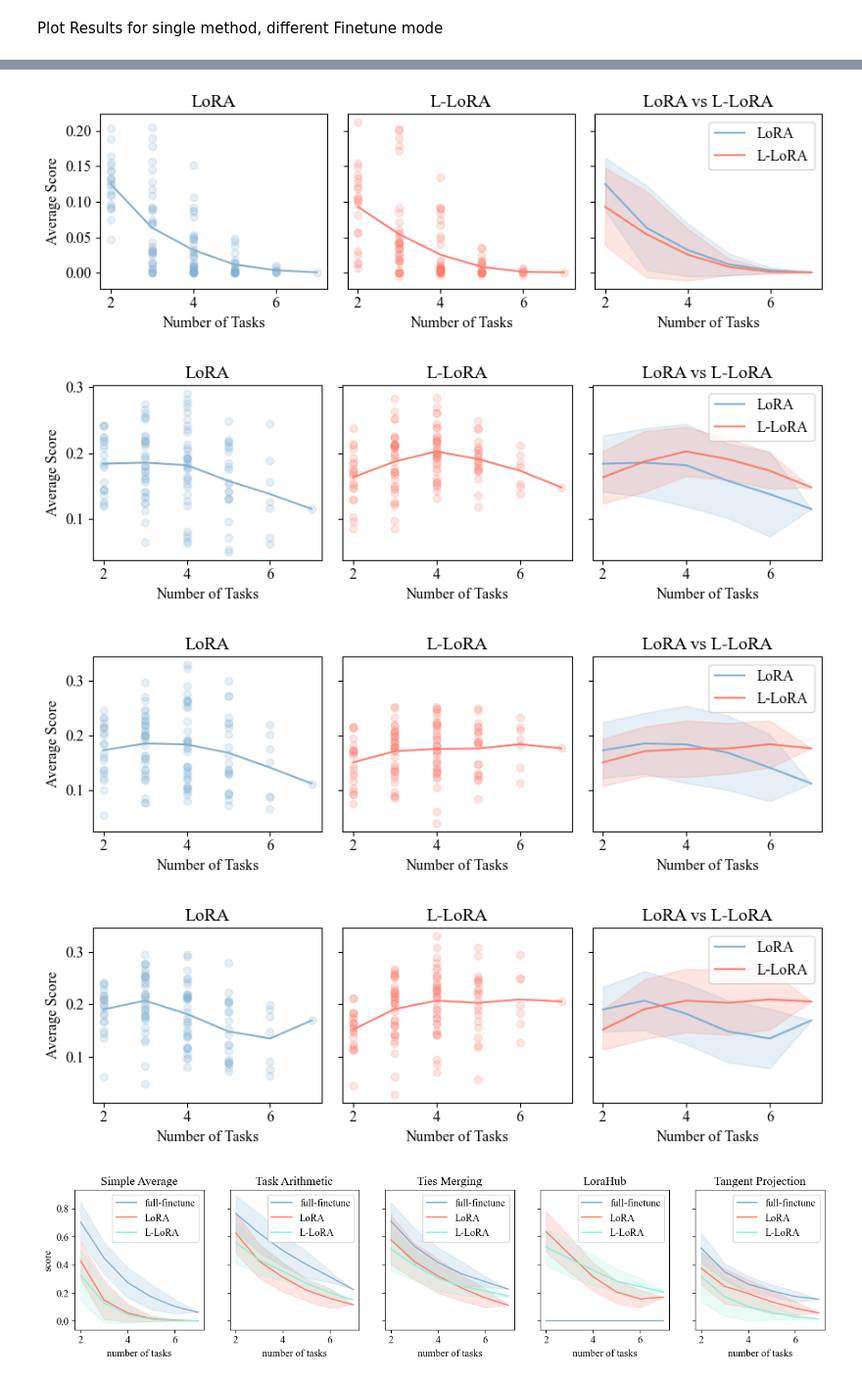
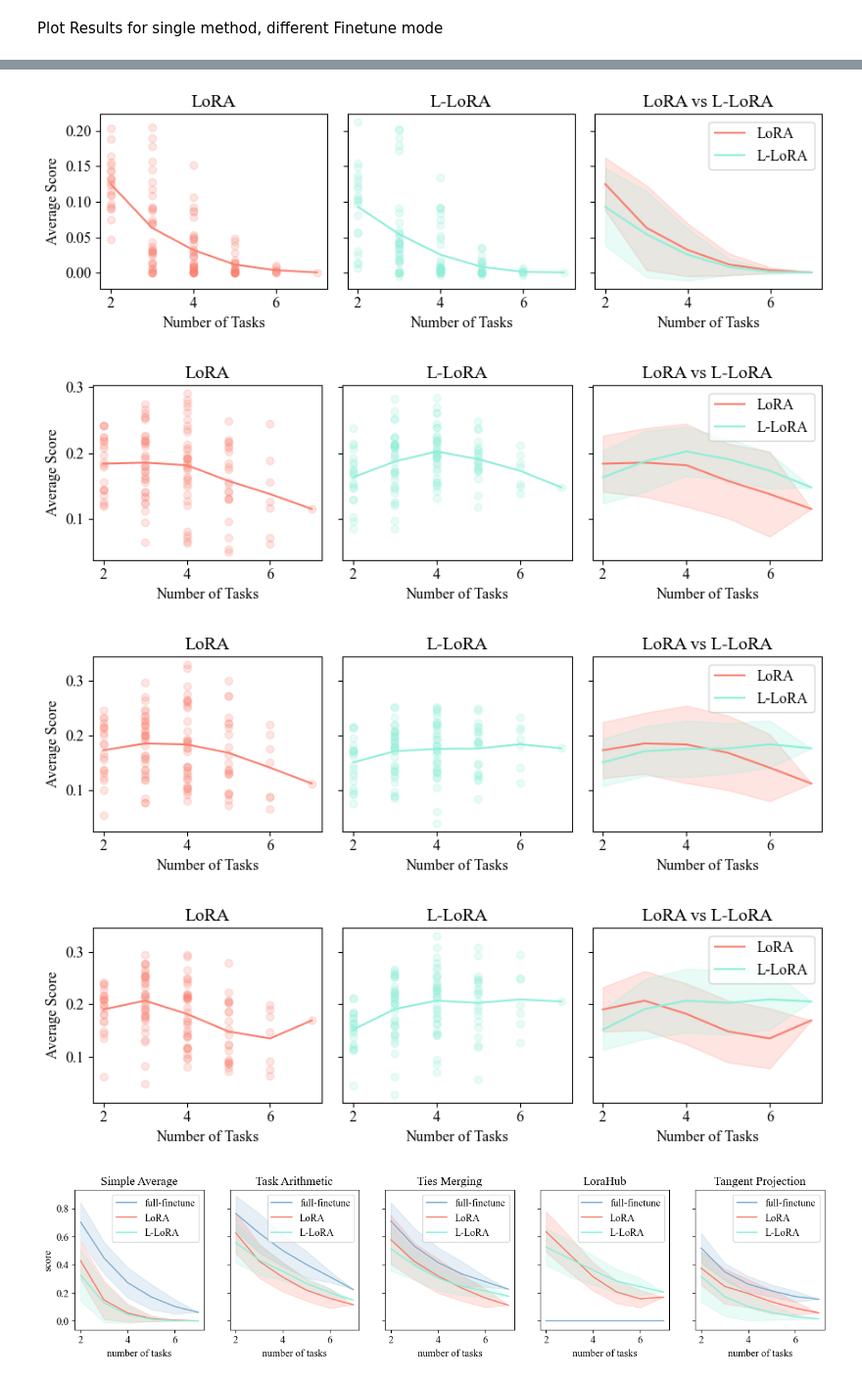
Before and after one commit to tanganke/peta, a Jupyter notebook: results/flan-t5-base/plot_results.ipynb, the cells around one changed output, grey strips where cells are left out. Shown at 98% size. Cells and saved outputs as stored; diff of their text form; code cells hidden in the pictures.

```diff
--- a/results/flan-t5-base/plot_results.ipynb
+++ b/results/flan-t5-base/plot_results.ipynb
@@ -1080,11 +1349,11 @@ X, Y_MEAN, Y_STD = [], [], []
 for num_tasks in _plot_data.keys():
     x = [num_tasks] * len(_plot_data[num_tasks])
     y = _plot_data[num_tasks]["mean"]
-    ax.scatter(x, y, color=COLORSCHEME[0], alpha=0.2)
+    ax.scatter(x, y, color=COLORSCHEME[1], alpha=0.2)
     X.append(num_tasks)
     Y_MEAN.append(y.mean())
     Y_STD.append(zero_if_nan(y.std()))
-ax.plot(X, Y_MEAN, color=COLORSCHEME[0])
+ax.plot(X, Y_MEAN, color=COLORSCHEME[1])
 lora_x, lora_y_mean, lora_y_std = X, Y_MEAN, Y_STD
 
 ax: plt.Axes = axes[0, 1]
@@ -1095,31 +1364,31 @@ X, Y_MEAN, Y_STD = [], [], []
 for num_tasks in _plot_data.keys():
     x = [num_tasks] * len(_plot_data[num_tasks])
     y = _plot_data[num_tasks]["mean"]
-    ax.scatter(x, y, color=COLORSCHEME[1], alpha=0.2)
+    ax.scatter(x, y, color=COLORSCHEME[2], alpha=0.2)
     X.append(num_tasks)
     Y_MEAN.append(y.mean())
     Y_STD.append(zero_if_nan(y.std()))
-ax.plot(X, Y_MEAN, color=COLORSCHEME[1])
+ax.plot(X, Y_MEAN, color=COLORSCHEME[2])
 l_lora_x, l_lora_y_mean, l_lora_y_std = X, Y_MEAN, Y_STD
 
 ax: plt.Axes = axes[0, 2]
 ax.set_xlabel("Number of Tasks")
 ax.set_title("LoRA vs L-LoRA")
-ax.plot(lora_x, lora_y_mean, color=COLORSCHEME[0], label="LoRA")
+ax.plot(lora_x, lora_y_mean, color=COLORSCHEME[1], label="LoRA")
 ax.fill_between(
     lora_x,
     np.array(lora_y_mean) - np.array(lora_y_std),
     np.array(lora_y_mean) + np.array(lora_y_std),
     alpha=0.2,
-    color=COLORSCHEME[0],
+    color=COLORSCHEME[1],
 )
-ax.plot(l_lora_x, l_lora_y_mean, color=COLORSCHEME[1], label="L-LoRA")
+ax.plot(l_lora_x, l_lora_y_mean, color=COLORSCHEME[2], label="L-LoRA")
 ax.fill_between(
     l_lora_x,
     np.array(l_lora_y_mean) - np.array(l_lora_y_std),
     np.array(l_lora_y_mean) + np.array(l_lora_y_std),
     alpha=0.2,
-    color=COLORSCHEME[1],
+    color=COLORSCHEME[2],
 )
 ax.legend()
 
@@ -1128,7 +1397,7 @@ fig.set_tight_layout(True)
 plt.savefig("multi-task_simple_average.pdf", bbox_inches="tight")
 plt.show()
 # %% [output]
-[figure, old version]
+[figure, new version]
 # %%
 method = "task_arithmetic"
 suptitle = "Task Arithmetic"
@@ -1145,11 +1414,11 @@ X, Y_MEAN, Y_STD = [], [], []
 for num_tasks in _plot_data.keys():
     x = [num_tasks] * len(_plot_data[num_tasks])
     y = _plot_data[num_tasks]["mean"]
-    ax.scatter(x, y, color=COLORSCHEME[0], alpha=0.2)
+    ax.scatter(x, y, color=COLORSCHEME[1], alpha=0.2)
     X.append(num_tasks)
     Y_MEAN.append(y.mean())
     Y_STD.append(zero_if_nan(y.std()))
-ax.plot(X, Y_MEAN, color=COLORSCHEME[0])
+ax.plot(X, Y_MEAN, color=COLORSCHEME[1])
 lora_x, lora_y_mean, lora_y_std = X, Y_MEAN, Y_STD
 
 ax: plt.Axes = axes[0, 1]
@@ -1160,40 +1429,40 @@ X, Y_MEAN, Y_STD = [], [], []
 for num_tasks in _plot_data.keys():
     x = [num_tasks] * len(_plot_data[num_tasks])
     y = _plot_data[num_tasks]["mean"]
-    ax.scatter(x, y, color=COLORSCHEME[1], alpha=0.2)
+    ax.scatter(x, y, color=COLORSCHEME[2], alpha=0.2)
     X.append(num_tasks)
     Y_MEAN.append(y.mean())
     Y_STD.append(zero_if_nan(y.std()))
-ax.plot(X, Y_MEAN, color=COLORSCHEME[1])
+ax.plot(X, Y_MEAN, color=COLORSCHEME[2])
 l_lora_x, l_lora_y_mean, l_lora_y_std = X, Y_MEAN, Y_STD
 
 ax: plt.Axes = axes[0, 2]
 ax.set_xlabel("Number of Tasks")
 ax.set_title("LoRA vs L-LoRA")
-ax.plot(lora_x, lora_y_mean, color=COLORSCHEME[0], label="LoRA")
+ax.plot(lora_x, lora_y_mean, color=COLORSCHEME[1], label="LoRA")
 ax.fill_between(
     lora_x,
     np.array(lora_y_mean) - np.array(lora_y_std),
     np.array(lora_y_mean) + np.array(lora_y_std),
     alpha=0.2,
-    color=COLORSCHEME[0],
+    color=COLORSCHEME[1],
 )
-ax.plot(l_lora_x, l_lora_y_mean, color=COLORSCHEME[1], label="L-LoRA")
+ax.plot(l_lora_x, l_lora_y_mean, color=COLORSCHEME[2], label="L-LoRA")
 ax.fill_between(
     l_lora_x,
     np.array(l_lora_y_mean) - np.array(l_lora_y_std),
     np.array(l_lora_y_mean) + np.array(l_lora_y_std),
     alpha=0.2,
-    color=COLORSCHEME[1],
+    color=COLORSCHEME[2],
 )
 ax.legend()
 
 fig.set_tight_layout(True)
 # fig.suptitle(suptitle)
 plt.savefig("multi-task_task_arithmetic.pdf", bbox_inches="tight")
 plt.show()
 # %% [output]
-[figure, old version]
+[figure, new version]
 # %%
 method = "ties_merging"
 suptitle = "Ties-Merging"
@@ -1210,11 +1479,11 @@ X, Y_MEAN, Y_STD = [], [], []
 for num_tasks in _plot_data.keys():
     x = [num_tasks] * len(_plot_data[num_tasks])
     y = _plot_data[num_tasks]["mean"]
-    ax.scatter(x, y, color=COLORSCHEME[0], alpha=0.2)
+    ax.scatter(x, y, color=COLORSCHEME[1], alpha=0.2)
     X.append(num_tasks)
     Y_MEAN.append(y.mean())
     Y_STD.append(zero_if_nan(y.std()))
-ax.plot(X, Y_MEAN, color=COLORSCHEME[0])
+ax.plot(X, Y_MEAN, color=COLORSCHEME[1])
 lora_x, lora_y_mean, lora_y_std = X, Y_MEAN, Y_STD
 
 ax: plt.Axes = axes[0, 1]
@@ -1225,31 +1494,31 @@ X, Y_MEAN, Y_STD = [], [], []
 for num_tasks in _plot_data.keys():
     x = [num_tasks] * len(_plot_data[num_tasks])
     y = _plot_data[num_tasks]["mean"]
-    ax.scatter(x, y, color=COLORSCHEME[1], alpha=0.2)
+    ax.scatter(x, y, color=COLORSCHEME[2], alpha=0.2)
     X.append(num_tasks)
     Y_MEAN.append(y.mean())
     Y_STD.append(zero_if_nan(y.std()))
-ax.plot(X, Y_MEAN, color=COLORSCHEME[1])
+ax.plot(X, Y_MEAN, color=COLORSCHEME[2])
 l_lora_x, l_lora_y_mean, l_lora_y_std = X, Y_MEAN, Y_STD
 
 ax: plt.Axes = axes[0, 2]
 ax.set_xlabel("Number of Tasks")
 ax.set_title("LoRA vs L-LoRA")
-ax.plot(lora_x, lora_y_mean, color=COLORSCHEME[0], label="LoRA")
+ax.plot(lora_x, lora_y_mean, color=COLORSCHEME[1], label="LoRA")
 ax.fill_between(
     lora_x,
     np.array(lora_y_mean) - np.array(lora_y_std),
     np.array(lora_y_mean) + np.array(lora_y_std),
     alpha=0.2,
-    color=COLORSCHEME[0],
+    color=COLORSCHEME[1],
 )
-ax.plot(l_lora_x, l_lora_y_mean, color=COLORSCHEME[1], label="L-LoRA")
+ax.plot(l_lora_x, l_lora_y_mean, color=COLORSCHEME[2], label="L-LoRA")
 ax.fill_between(
     l_lora_x,
     np.array(l_lora_y_mean) - np.array(l_lora_y_std),
     np.array(l_lora_y_mean) + np.array(l_lora_y_std),
     alpha=0.2,
-    color=COLORSCHEME[1],
+    color=COLORSCHEME[2],
 )
 ax.legend()
 
@@ -1258,7 +1527,7 @@ fig.set_tight_layout(True)
 plt.savefig("multi-task_ties_merging.pdf", bbox_inches="tight")
 plt.show()
 # %% [output]
-[figure, old version]
+[figure, new version]
 # %%
 method = "lorahub"
 suptitle = "LoraHub"
@@ -1275,11 +1544,11 @@ X, Y_MEAN, Y_STD = [], [], []
 for num_tasks in _plot_data.keys():
     x = [num_tasks] * len(_plot_data[num_tasks])
     y = _plot_data[num_tasks]["mean"]
-    ax.scatter(x, y, color=COLORSCHEME[0], alpha=0.2)
+    ax.scatter(x, y, color=COLORSCHEME[1], alpha=0.2)
     X.append(num_tasks)
     Y_MEAN.append(y.mean())
     Y_STD.append(zero_if_nan(y.std()))
-ax.plot(X, Y_MEAN, color=COLORSCHEME[0])
+ax.plot(X, Y_MEAN, color=COLORSCHEME[1])
 lora_x, lora_y_mean, lora_y_std = X, Y_MEAN, Y_STD
 
 ax: plt.Axes = axes[0, 1]
@@ -1290,31 +1559,31 @@ X, Y_MEAN, Y_STD = [], [], []
 for num_tasks in _plot_data.keys():
     x = [num_tasks] * len(_plot_data[num_tasks])
     y = _plot_data[num_tasks]["mean"]
-    ax.scatter(x, y, color=COLORSCHEME[1], alpha=0.2)
+    ax.scatter(x, y, color=COLORSCHEME[2], alpha=0.2)
     X.append(num_tasks)
     Y_MEAN.append(y.mean())
     Y_STD.append(zero_if_nan(y.std()))
-ax.plot(X, Y_MEAN, color=COLORSCHEME[1])
+ax.plot(X, Y_MEAN, color=COLORSCHEME[2])
 l_lora_x, l_lora_y_mean, l_lora_y_std = X, Y_MEAN, Y_STD
 
 ax: plt.Axes = axes[0, 2]
 ax.set_xlabel("Number of Tasks")
 ax.set_title("LoRA vs L-LoRA")
-ax.plot(lora_x, lora_y_mean, color=COLORSCHEME[0], label="LoRA")
+ax.plot(lora_x, lora_y_mean, color=COLORSCHEME[1], label="LoRA")
 ax.fill_between(
     lora_x,
     np.array(lora_y_mean) - np.array(lora_y_std),
     np.array(lora_y_mean) + np.array(lora_y_std),
     alpha=0.2,
-    color=COLORSCHEME[0],
+    color=COLORSCHEME[1],
 )
-ax.plot(l_lora_x, l_lora_y_mean, color=COLORSCHEME[1], label="L-LoRA")
+ax.plot(l_lora_x, l_lora_y_mean, color=COLORSCHEME[2], label="L-LoRA")
 ax.fill_between(
     l_lora_x,
     np.array(l_lora_y_mean) - np.array(l_lora_y_std),
     np.array(l_lora_y_mean) + np.array(l_lora_y_std),
     alpha=0.2,
-    color=COLORSCHEME[1],
+    color=COLORSCHEME[2],
 )
 ax.legend()
 
@@ -1323,7 +1592,7 @@ fig.set_tight_layout(True)
 plt.savefig("multi-task_lorahub.pdf", bbox_inches="tight")
 plt.show()
 # %% [output]
-[figure, old version]
+[figure, new version]
 # %%
 def plot_scores_by_method_partial(ax: plt.Axes, plot_data):
     finetune_mode_labels = {
```
Also changed, not shown: parts of 7 cells of this notebook, 40 other files.
